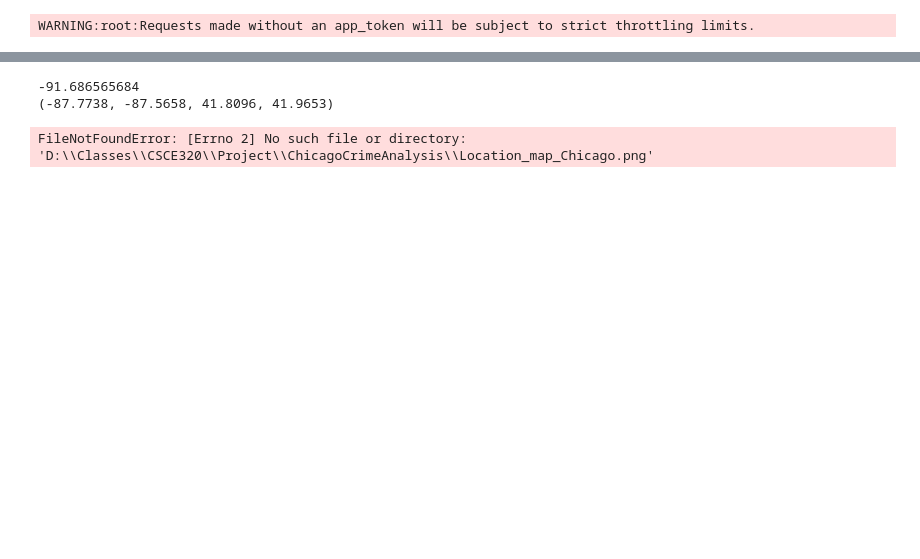
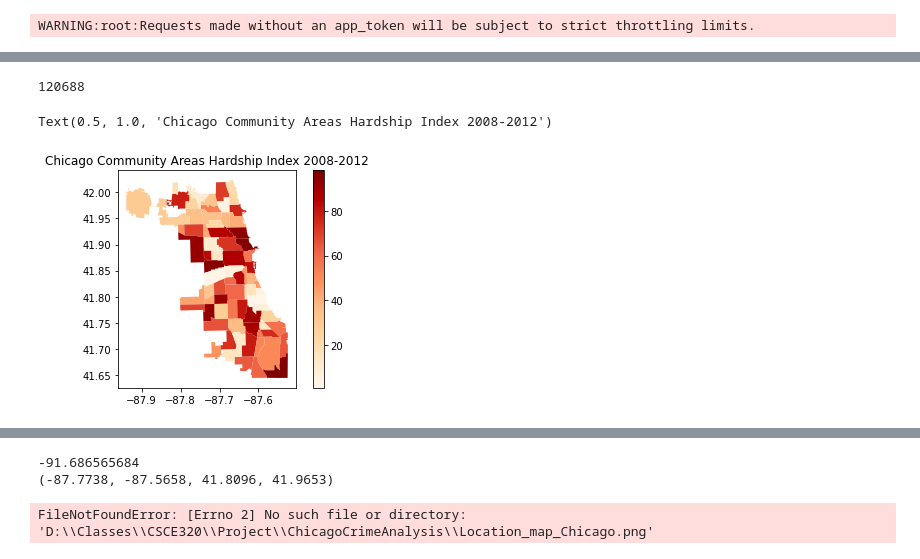
Before and after one commit to emmy0021/ChicagoCrimeAnalysis, a Jupyter notebook: ChicagoCrimeAnalysis.ipynb, the cells around one changed output, grey strips where cells are left out. Drawn from its saved outputs; the diff is of its cells as text; code cells hidden in the pictures; blank space fills up the shorter version.

Commit message:
graphs

```diff
--- a/ChicagoCrimeAnalysis.ipynb
+++ b/ChicagoCrimeAnalysis.ipynb
@@ -144,0 +54,2 @@ df.head()
+# %%
+data2 = pd.read_csv("./below_poverty_level_by_community.csv")
@@ -144,0 +93,14 @@ df.head()
+# %%
+import pandas as pd
+import osgeo
+import geopandas as gpd
+import numpy as np
+
+
+
+chicago_areas = gpd.read_file("./Boundaries - Community Areas (current)/geo_export_9cce659e-5ccf-4293-b615-10de388a3d8a.shp")
+chicago_areas = chicago_areas[['area_numbe', 'geometry']]
+chicago_areas.rename(columns = {"area_numbe": "Community Area Number"}, inplace = True)
+# %%
+chicago_areas['Hardship'] = data2['HARDSHIP INDEX']
+print(chicago_areas['Hardship'])
@@ -144,0 +120,10 @@ df.head()
+# %%
+max(area_total)
+# %% [output]
+120688
+# %%
+chicago_areas.plot(column = "Hardship", cmap = "OrRd", legend = True)
+plt.title('Chicago Community Areas Hardship Index 2008-2012')
+# %% [output]
+Text(0.5, 1.0, 'Chicago Community Areas Hardship Index 2008-2012')
+[figure, added]
```
Also changed, not shown: parts of 26 cells of this notebook, 7 other files.
